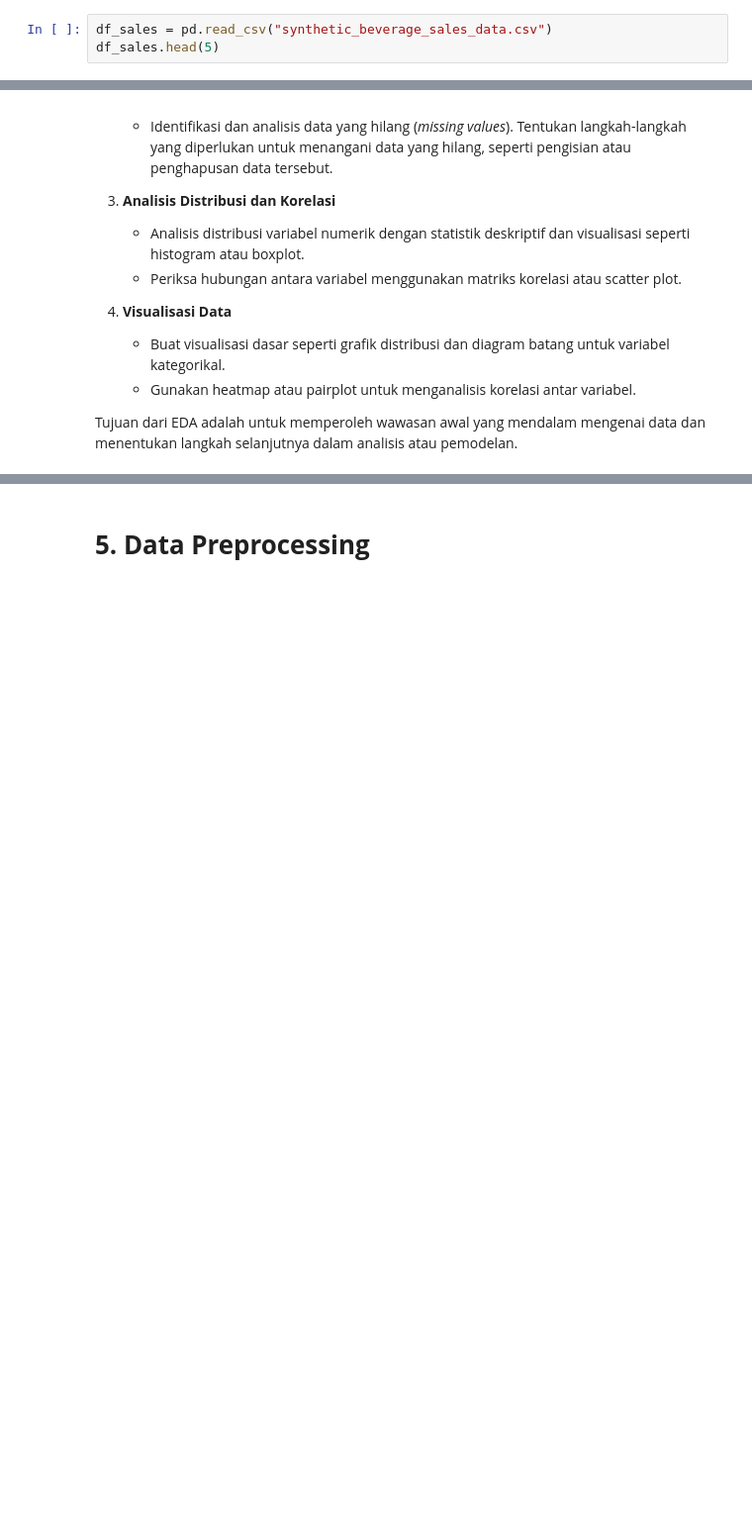
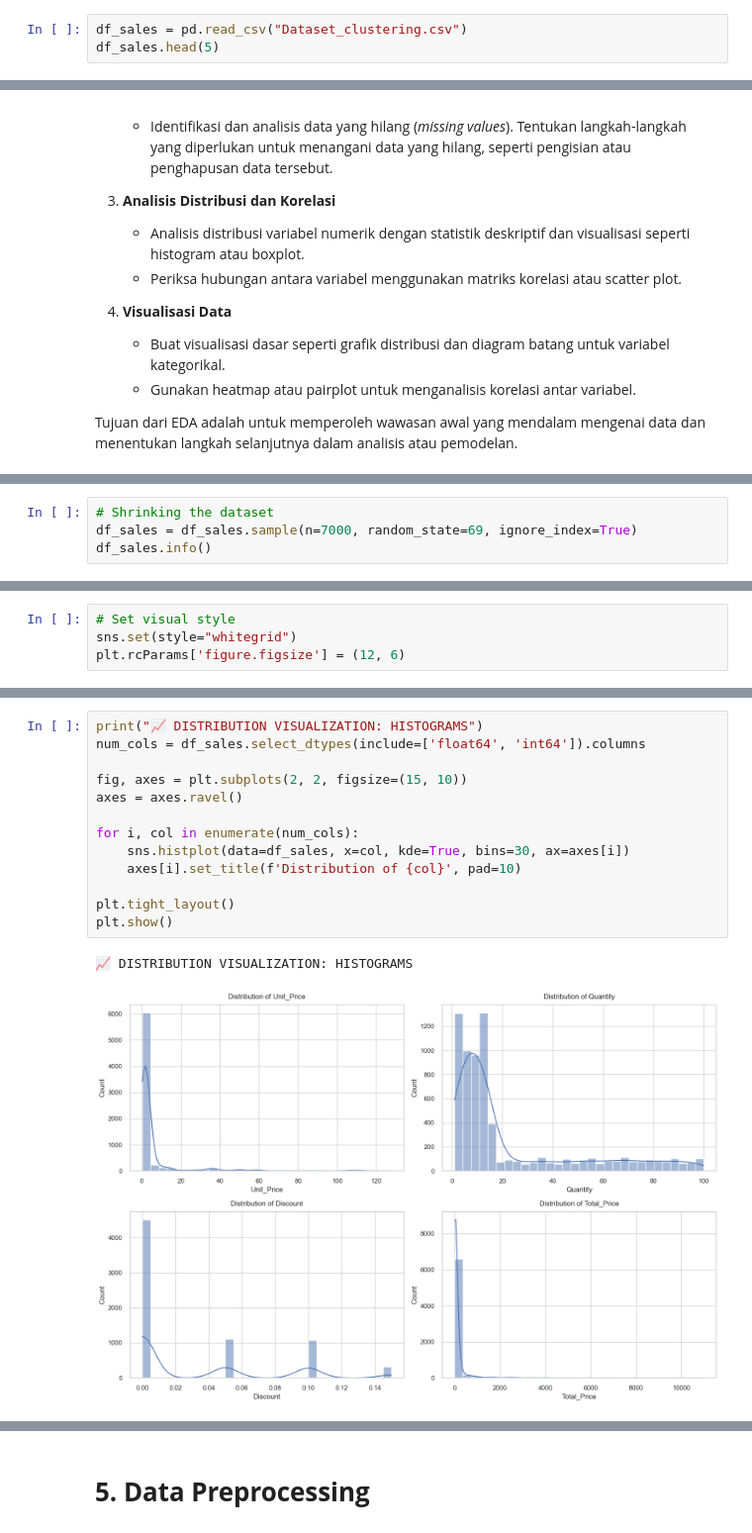
Before and after one commit to echaan/Beverage-Sales-ML, a Jupyter notebook: [Clustering]_Submission_Akhir_BMLP_M. Eric Chaniago.ipynb, the cells around one changed output, grey strips where cells are left out. Shown at 99% size. Cells and saved outputs as stored; diff of their text form; blank space fills up the shorter version.

```diff
--- a/[Clustering]_Submission_Akhir_BMLP_M. Eric Chaniago.ipynb
+++ b/[Clustering]_Submission_Akhir_BMLP_M. Eric Chaniago.ipynb
@@ -83,7 +81,7 @@ Pada tahap ini, Anda perlu memuat dataset ke dalam notebook. Jika dataset dalam
 
 Jika dataset berada di Google Drive, pastikan Anda menghubungkan Google Drive ke Colab terlebih dahulu. Setelah dataset berhasil dimuat, langkah berikutnya adalah memeriksa kesesuaian data dan siap untuk dianalisis lebih lanjut.
 # %%
-df_sales = pd.read_csv("synthetic_beverage_sales_data.csv")
+df_sales = pd.read_csv("Dataset_clustering.csv")
 df_sales.head(5)
 # %% [output]
 |  | Order_ID | Customer_ID | Customer_Type | Product | Category | Unit_Price | Quantity | Discount | Total_Price | ... |
@@ -117,0 +137,4 @@ Tujuan dari EDA adalah untuk memperoleh wawasan awal yang mendalam mengenai data
+# %%
+# Shrinking the dataset
+df_sales = df_sales.sample(n=7000, random_state=69, ignore_index=True)
+df_sales.info()
@@ -117,0 +190,4 @@ Tujuan dari EDA adalah untuk memperoleh wawasan awal yang mendalam mengenai data
+# %%
+# Set visual style
+sns.set(style="whitegrid")
+plt.rcParams['figure.figsize'] = (12, 6)
@@ -117,0 +208,16 @@ Tujuan dari EDA adalah untuk memperoleh wawasan awal yang mendalam mengenai data
+# %%
+print("📈 DISTRIBUTION VISUALIZATION: HISTOGRAMS")
+num_cols = df_sales.select_dtypes(include=['float64', 'int64']).columns
+
+fig, axes = plt.subplots(2, 2, figsize=(15, 10))
+axes = axes.ravel()
+
+for i, col in enumerate(num_cols):
+    sns.histplot(data=df_sales, x=col, kde=True, bins=30, ax=axes[i])
+    axes[i].set_title(f'Distribution of {col}', pad=10)
+
+plt.tight_layout()
+plt.show()
+# %% [output]
+📈 DISTRIBUTION VISUALIZATION: HISTOGRAMS
+[figure, added]
```
Also changed, not shown: parts of 18 cells of this notebook.
